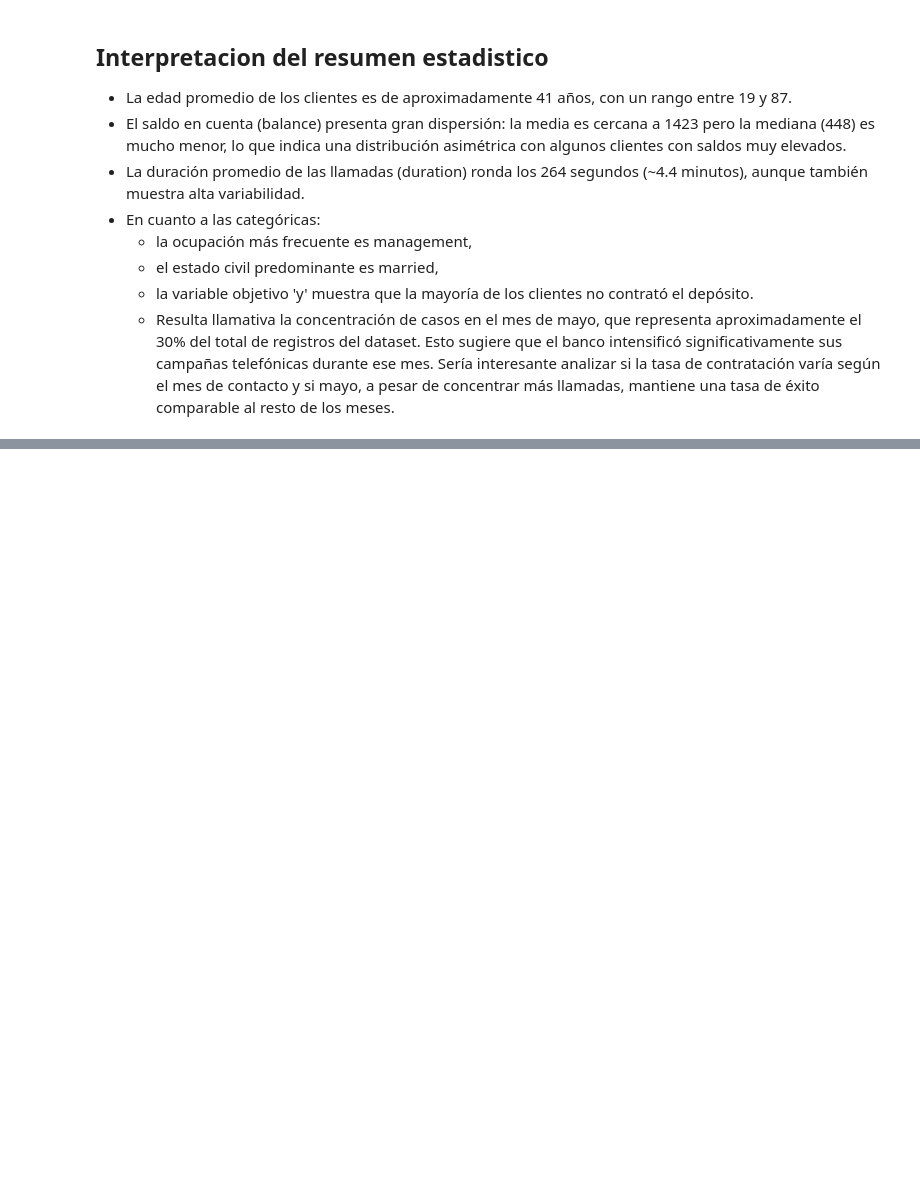
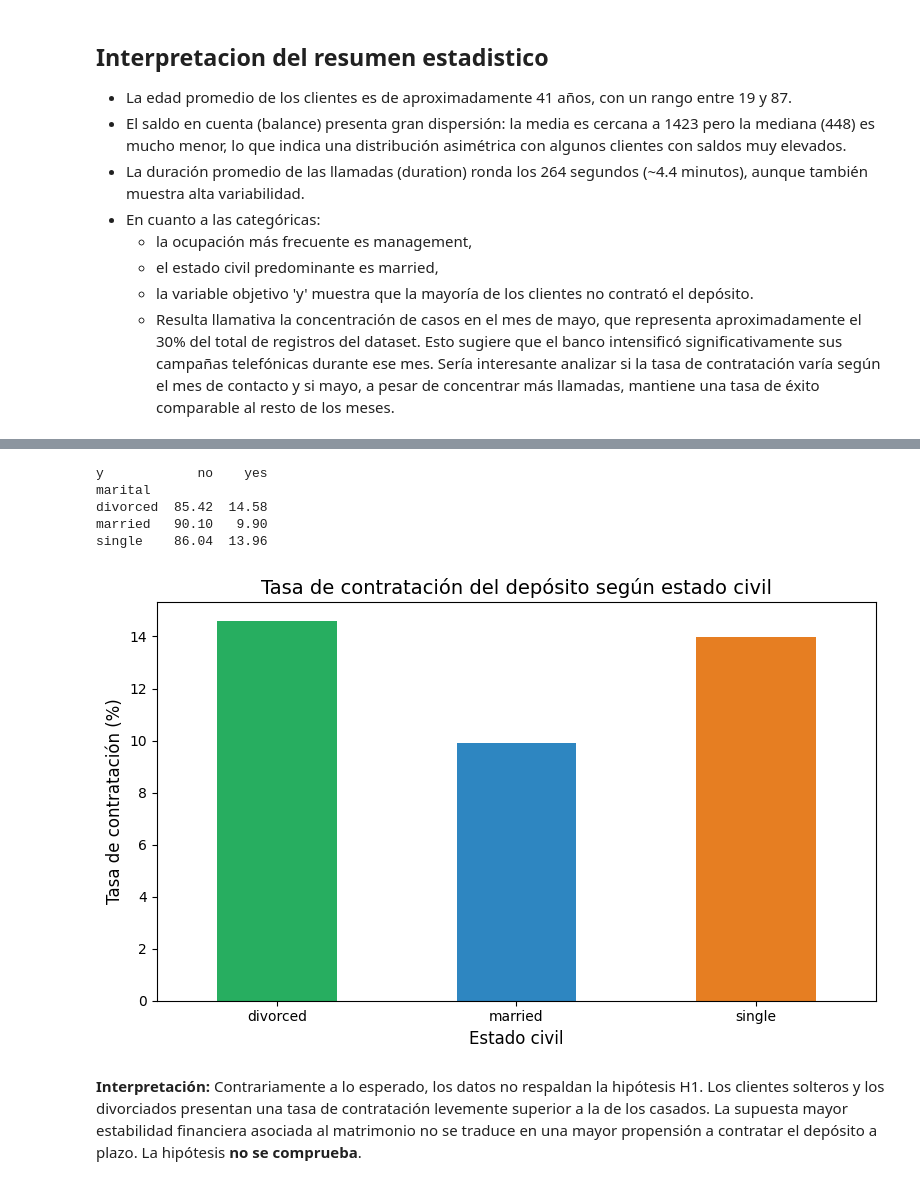
Before and after one commit to F-Boivin/ProyectoDSParteI-Boivin, a Jupyter notebook: ProyectoDSParte1_Felipe_Boivin.ipynb, the cells around one changed output, grey strips where cells are left out. Cells and saved outputs as stored; diff of their text form; code cells hidden in the pictures; blank space fills up the shorter version.

```diff
--- a/ProyectoDSParte1_Felipe_Boivin.ipynb
+++ b/ProyectoDSParte1_Felipe_Boivin.ipynb
@@ -196,0 +202,27 @@ df.describe(include='object')
+# %%
+# Tabla cruzada: proporción de contratación por estado civil
+ct_marital = pd.crosstab(df['marital'], df['y'], normalize='index') * 100
+print(ct_marital.round(2))
+# %% [output]
+y            no    yes
+marital
+divorced  85.42  14.58
+married   90.10   9.90
+single    86.04  13.96
+# %%
+# Gráfico: tasa de contratación (%) por estado civil
+tasa_yes = pd.crosstab(df['marital'], df['y'], normalize='index')['yes'] * 100
+
+tasa_yes.plot(kind='bar', figsize=(8, 5), color=['#27ae60', '#2e86c1', '#e67e22'])
+
+plt.title('Tasa de contratación del depósito según estado civil', fontsize=14)
+plt.xlabel('Estado civil', fontsize=12)
+plt.ylabel('Tasa de contratación (%)', fontsize=12)
+plt.xticks(rotation=0)
+plt.tight_layout()
+plt.show()
+# %% [output]
+[figure, added]
+# %% [markdown]
+**Interpretación:** Contrariamente a lo esperado, los datos no respaldan la hipótesis H1. Los clientes solteros y los divorciados presentan una tasa de contratación levemente superior a la de los casados.
+La supuesta mayor estabilidad financiera asociada al matrimonio no se traduce en una mayor propensión a contratar el depósito a plazo. La hipótesis **no se comprueba**.
```
Also changed, not shown: parts of 4 cells of this notebook.
